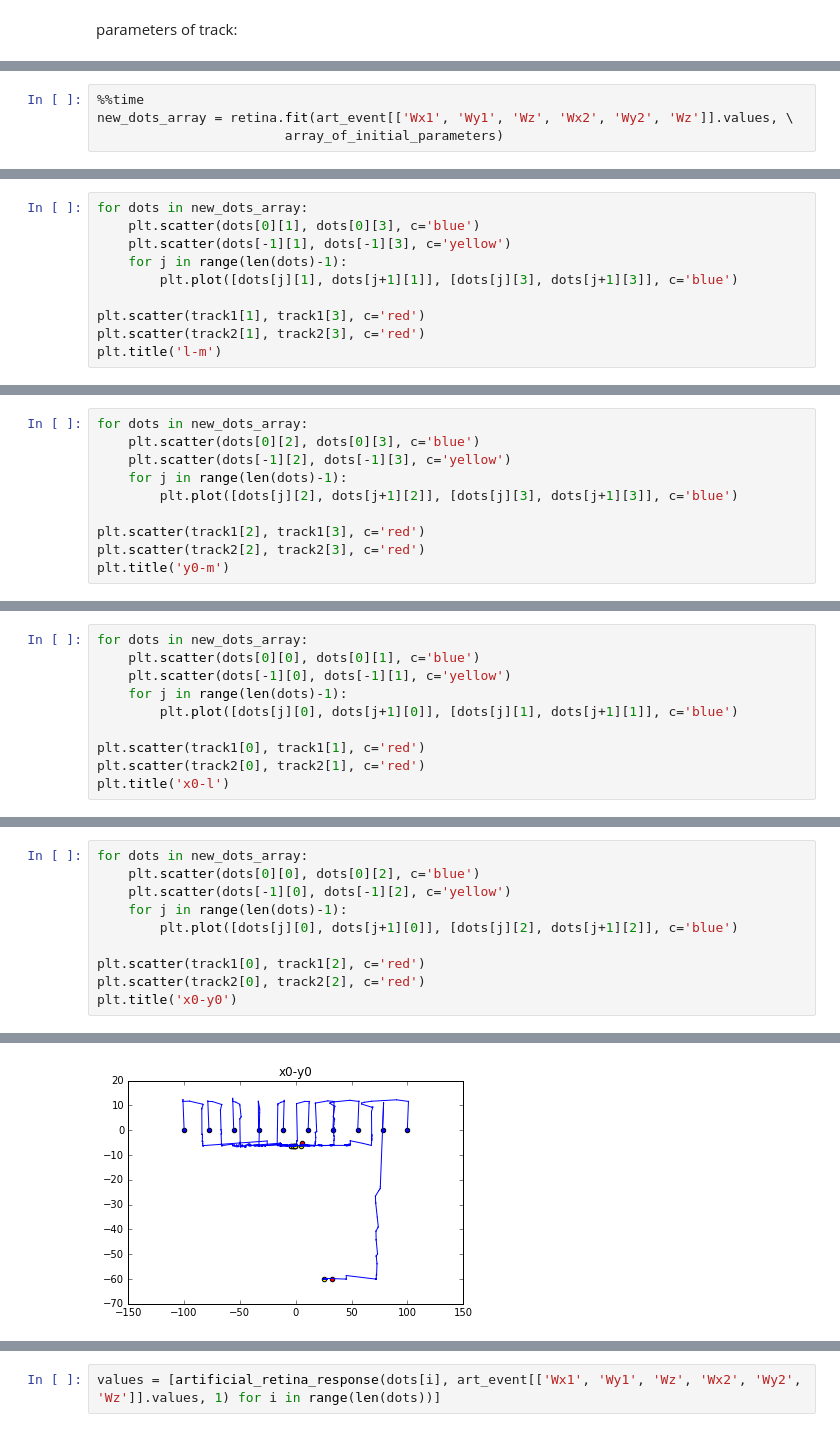
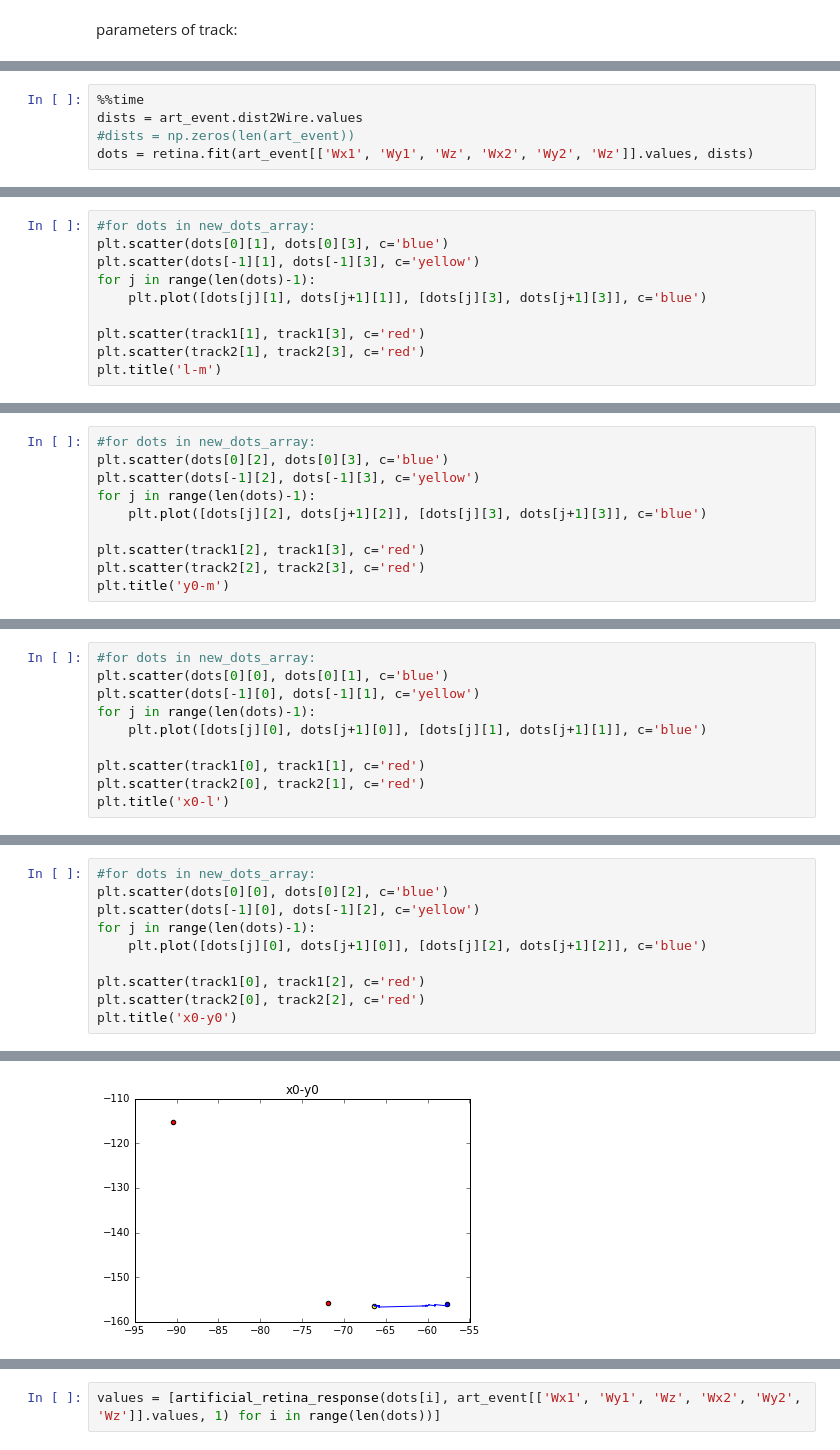
Before and after one commit to hushchyn-mikhail/ship_tracking_summer2016, a Jupyter notebook: notebooks/Retina_demonstration2.ipynb, the cells around one changed output, grey strips where cells are left out. Drawn from its saved outputs; the diff is of its cells as text.

```diff
--- a/notebooks/Retina_demonstration2.ipynb
+++ b/notebooks/Retina_demonstration2.ipynb
@@ -138,5 +54,6 @@ retina = RetinaTrackReconstruction(sigma_from=10., sigma_to=1, eps=0.05)
 # %%
 %%time
-new_dots_array = retina.fit(art_event[['Wx1', 'Wy1', 'Wz', 'Wx2', 'Wy2', 'Wz']].values, \
-                        array_of_initial_parameters)
+dists = art_event.dist2Wire.values
+#dists = np.zeros(len(art_event))
+dots = retina.fit(art_event[['Wx1', 'Wy1', 'Wz', 'Wx2', 'Wy2', 'Wz']].values, dists)
 # %% [output]
@@ -145,9 +72,9 @@ Wall time: 19.5 s
 # %%
-for dots in new_dots_array:
-    plt.scatter(dots[0][1], dots[0][3], c='blue')
-    plt.scatter(dots[-1][1], dots[-1][3], c='yellow')
-    for j in range(len(dots)-1):
-        plt.plot([dots[j][1], dots[j+1][1]], [dots[j][3], dots[j+1][3]], c='blue')
+#for dots in new_dots_array:
+plt.scatter(dots[0][1], dots[0][3], c='blue')
+plt.scatter(dots[-1][1], dots[-1][3], c='yellow')
+for j in range(len(dots)-1):
+    plt.plot([dots[j][1], dots[j+1][1]], [dots[j][3], dots[j+1][3]], c='blue')
 
 plt.scatter(track1[1], track1[3], c='red')
 plt.scatter(track2[1], track2[3], c='red')
@@ -158,9 +84,9 @@ plt.title('l-m')
 # %%
-for dots in new_dots_array:
-    plt.scatter(dots[0][2], dots[0][3], c='blue')
-    plt.scatter(dots[-1][2], dots[-1][3], c='yellow')
-    for j in range(len(dots)-1):
-        plt.plot([dots[j][2], dots[j+1][2]], [dots[j][3], dots[j+1][3]], c='blue')
+#for dots in new_dots_array:
+plt.scatter(dots[0][2], dots[0][3], c='blue')
+plt.scatter(dots[-1][2], dots[-1][3], c='yellow')
+for j in range(len(dots)-1):
+    plt.plot([dots[j][2], dots[j+1][2]], [dots[j][3], dots[j+1][3]], c='blue')
 
 plt.scatter(track1[2], track1[3], c='red')
 plt.scatter(track2[2], track2[3], c='red')
@@ -171,9 +97,9 @@ plt.title('y0-m')
 # %%
-for dots in new_dots_array:
-    plt.scatter(dots[0][0], dots[0][1], c='blue')
-    plt.scatter(dots[-1][0], dots[-1][1], c='yellow')
-    for j in range(len(dots)-1):
-        plt.plot([dots[j][0], dots[j+1][0]], [dots[j][1], dots[j+1][1]], c='blue')
+#for dots in new_dots_array:
+plt.scatter(dots[0][0], dots[0][1], c='blue')
+plt.scatter(dots[-1][0], dots[-1][1], c='yellow')
+for j in range(len(dots)-1):
+    plt.plot([dots[j][0], dots[j+1][0]], [dots[j][1], dots[j+1][1]], c='blue')
 
 plt.scatter(track1[0], track1[1], c='red')
 plt.scatter(track2[0], track2[1], c='red')
@@ -184,13 +110,13 @@ plt.title('x0-l')
 # %%
-for dots in new_dots_array:
-    plt.scatter(dots[0][0], dots[0][2], c='blue')
-    plt.scatter(dots[-1][0], dots[-1][2], c='yellow')
-    for j in range(len(dots)-1):
-        plt.plot([dots[j][0], dots[j+1][0]], [dots[j][2], dots[j+1][2]], c='blue')
+#for dots in new_dots_array:
+plt.scatter(dots[0][0], dots[0][2], c='blue')
+plt.scatter(dots[-1][0], dots[-1][2], c='yellow')
+for j in range(len(dots)-1):
+    plt.plot([dots[j][0], dots[j+1][0]], [dots[j][2], dots[j+1][2]], c='blue')
 
 plt.scatter(track1[0], track1[2], c='red')
 plt.scatter(track2[0], track2[2], c='red')
 plt.title('x0-y0')
 # %% [output]
 <matplotlib.text.Text at 0x...>
-[figure, old version]
+[figure, new version]
```
Also changed, not shown: parts of 52 cells of this notebook, 2 other files.
